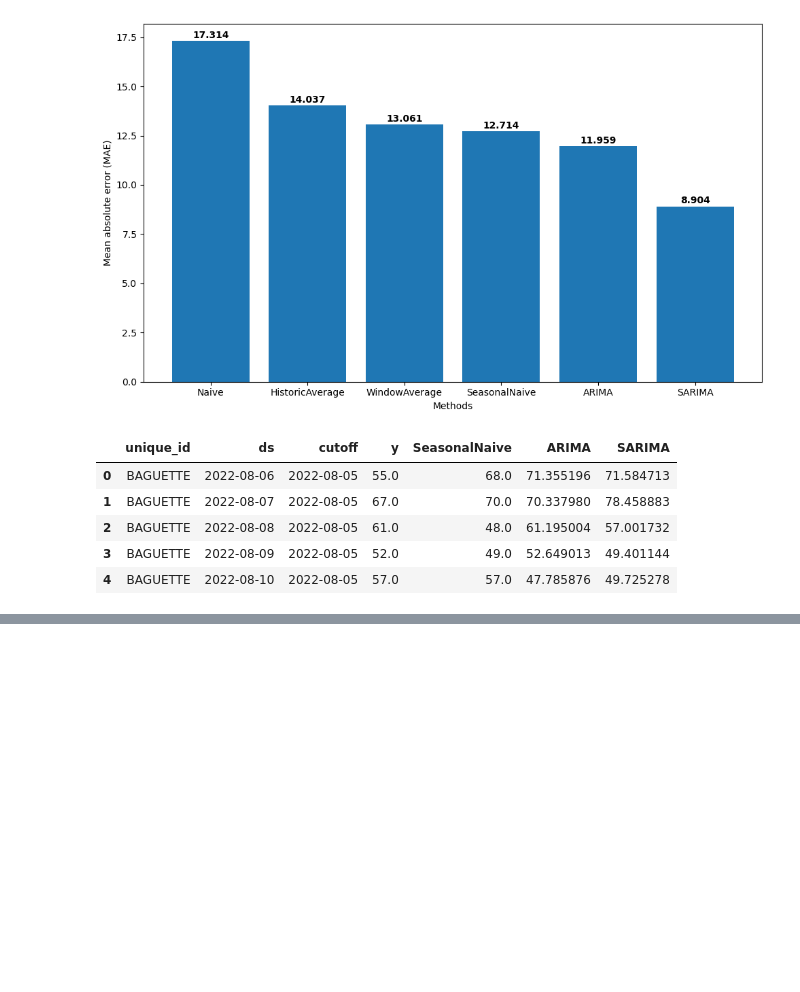
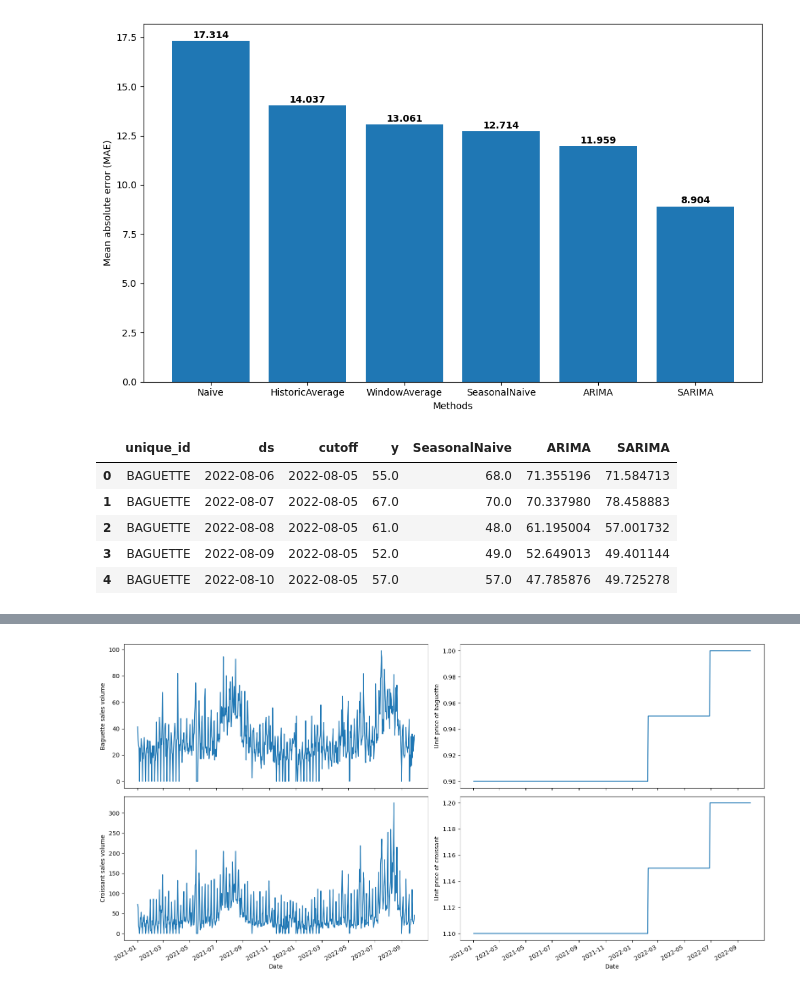
Before and after one commit to BMMUGOMBA/Time_Series, a Jupyter notebook: intro-freecodecamp.ipynb, the cells around one changed output, grey strips where cells are left out. Drawn from its saved outputs; the diff is of its cells as text; code cells hidden in the pictures; blank space fills up the shorter version.

```diff
--- a/intro-freecodecamp.ipynb
+++ b/intro-freecodecamp.ipynb
@@ -284,2 +291,6 @@ plt.show()
 # %%
 #Forecasting with exogenous features
+# %%
+df = pd.read_csv("daily_sales_french_bakery.csv", parse_dates=["ds"])
+df = df.groupby('unique_id').filter(lambda x: len(x) >= 28)
+df.head()
@@ -285,0 +304,26 @@ plt.show()
+# %%
+baguette_plot_df = df[df["unique_id"] == "BAGUETTE"]
+croissant_plot_df = df[df["unique_id"] == "CROISSANT"]
+
+fig, ((ax1, ax2), (ax3, ax4)) = plt.subplots(nrows=2, ncols=2, figsize=(16,8))
+
+ax1.plot(baguette_plot_df["ds"], baguette_plot_df["y"])
+ax1.set_xlabel("Date")
+ax1.set_ylabel("Baguette sales volume")
+
+ax2.plot(baguette_plot_df["ds"], baguette_plot_df["unit_price"])
+ax2.set_xlabel("Date")
+ax2.set_ylabel("Unit price of baguette")
+
+ax3.plot(croissant_plot_df["ds"], croissant_plot_df["y"])
+ax3.set_xlabel("Date")
+ax3.set_ylabel("Croissant sales volume")
+
+ax4.plot(croissant_plot_df["ds"], croissant_plot_df["unit_price"])
+ax4.set_xlabel("Date")
+ax4.set_ylabel("Unit price of croissant")
+
+fig.autofmt_xdate()
+plt.tight_layout()
+# %% [output]
+[figure, added]
```
Also changed, not shown: parts of 12 cells of this notebook.
